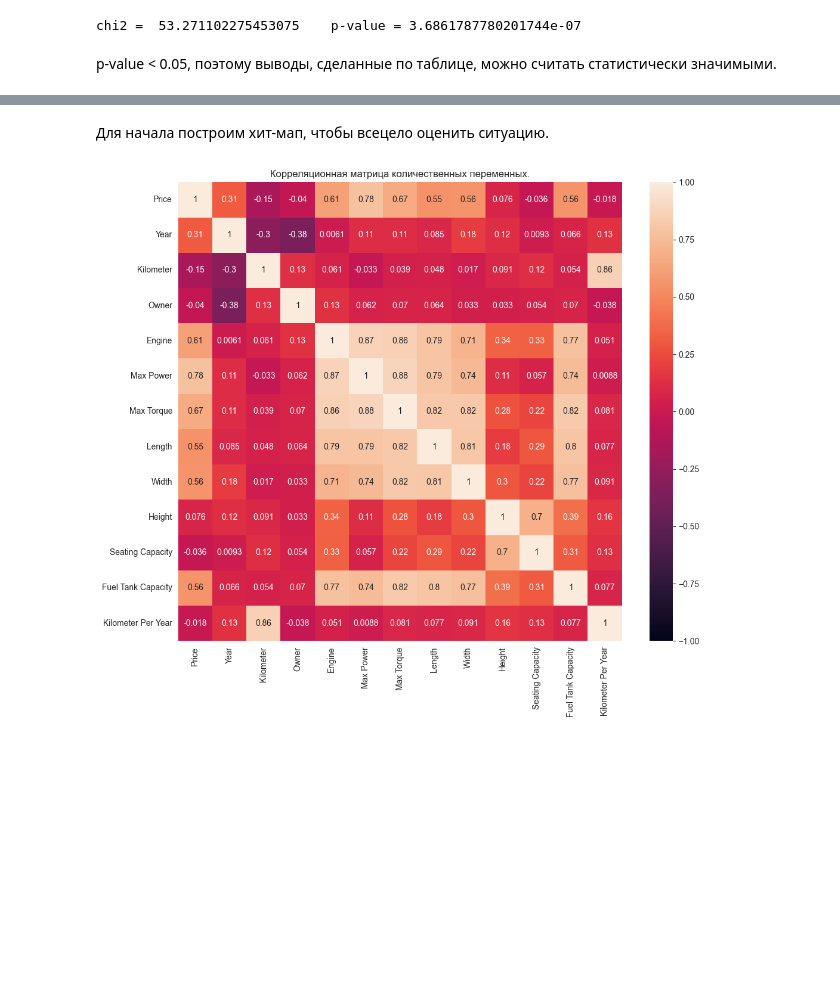
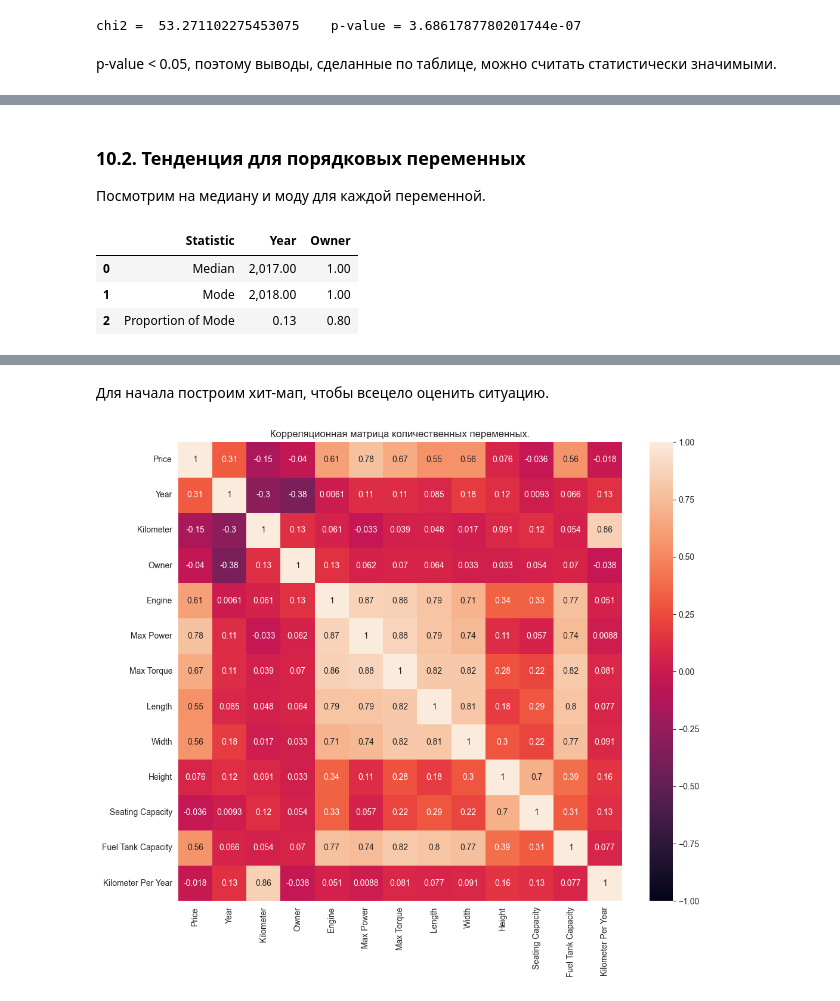
Before and after one commit to brshtsk/hell-in-python, a Jupyter notebook: Проект-авто.ipynb, the cells around one changed output, grey strips where cells are left out. Saved outputs shown, nothing was run; the diff lists cells and outputs as text; code cells hidden in the pictures; blank space fills up the shorter version.

```diff
--- a/Проект-авто.ipynb
+++ b/Проект-авто.ipynb
@@ -428,0 +557,28 @@ p-value < 0.05, поэтому выводы, сделанные по табли
+# %% [markdown]
+### 10.2. Тенденция для порядковых переменных
+
+Посмотрим на медиану и моду для каждой переменной.
+# %%
+df_ordinal = df[['Year', 'Owner']]
+
+# Calculate the median and mode for the 'Year' and 'Owner' columns
+median_year = df_ordinal['Year'].median()
+mode_year = df_ordinal['Year'].mode()[0]
+proportion_mode_year = len(df_ordinal[df_ordinal['Year'] == mode_year]) / len(df_ordinal['Year'])
+
+median_owner = df_ordinal['Owner'].median()
+mode_owner = df_ordinal['Owner'].mode()[0]
+proportion_mode_owner = len(df_ordinal[df_ordinal['Owner'] == mode_owner]) / len(df_ordinal['Owner'])
+
+summary_df = pd.DataFrame({
+    'Statistic': ['Median', 'Mode', 'Proportion of Mode'],
+    'Year': [median_year, mode_year, proportion_mode_year],
+    'Owner': [median_owner, mode_owner, proportion_mode_owner]
+})
+
+summary_df
+# %% [output]
+|  | Statistic | Year | Owner |
+| 0 | Median | 2,017.00 | 1.00 |
+| 1 | Mode | 2,018.00 | 1.00 |
+| 2 | Proportion of Mode | 0.13 | 0.80 |
```
Also changed, not shown: parts of 29 cells of this notebook.
